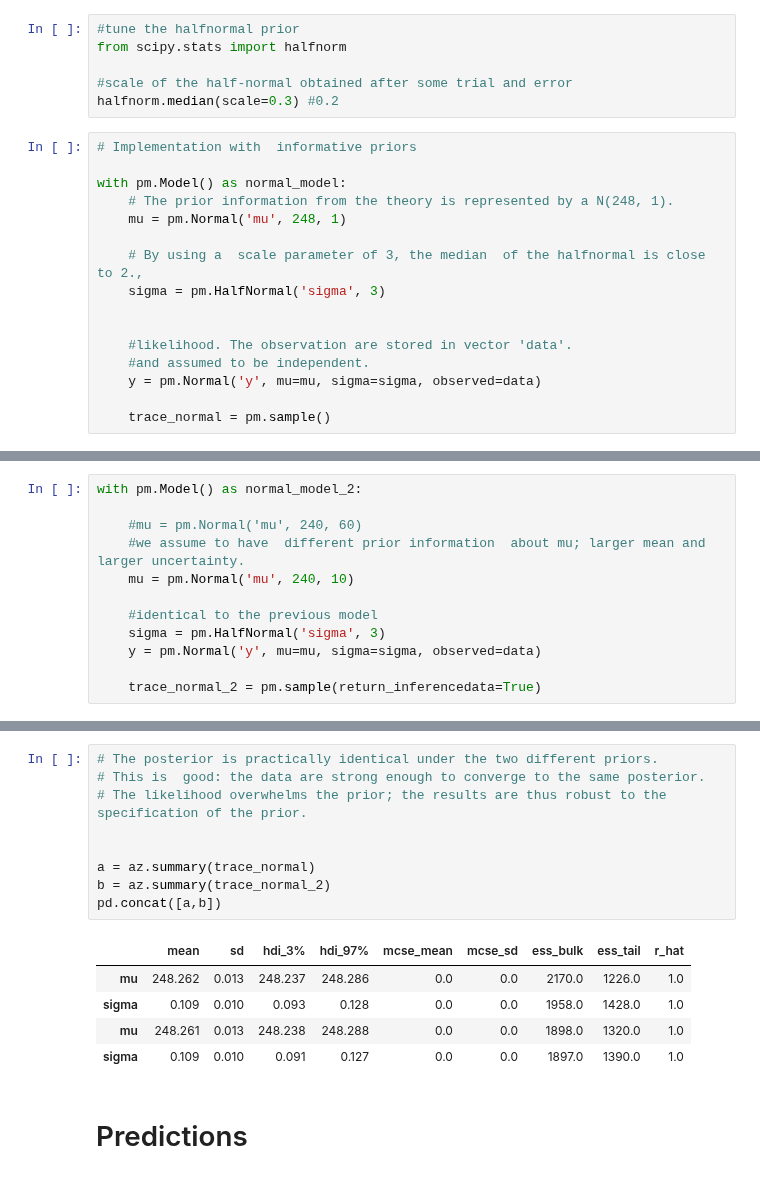
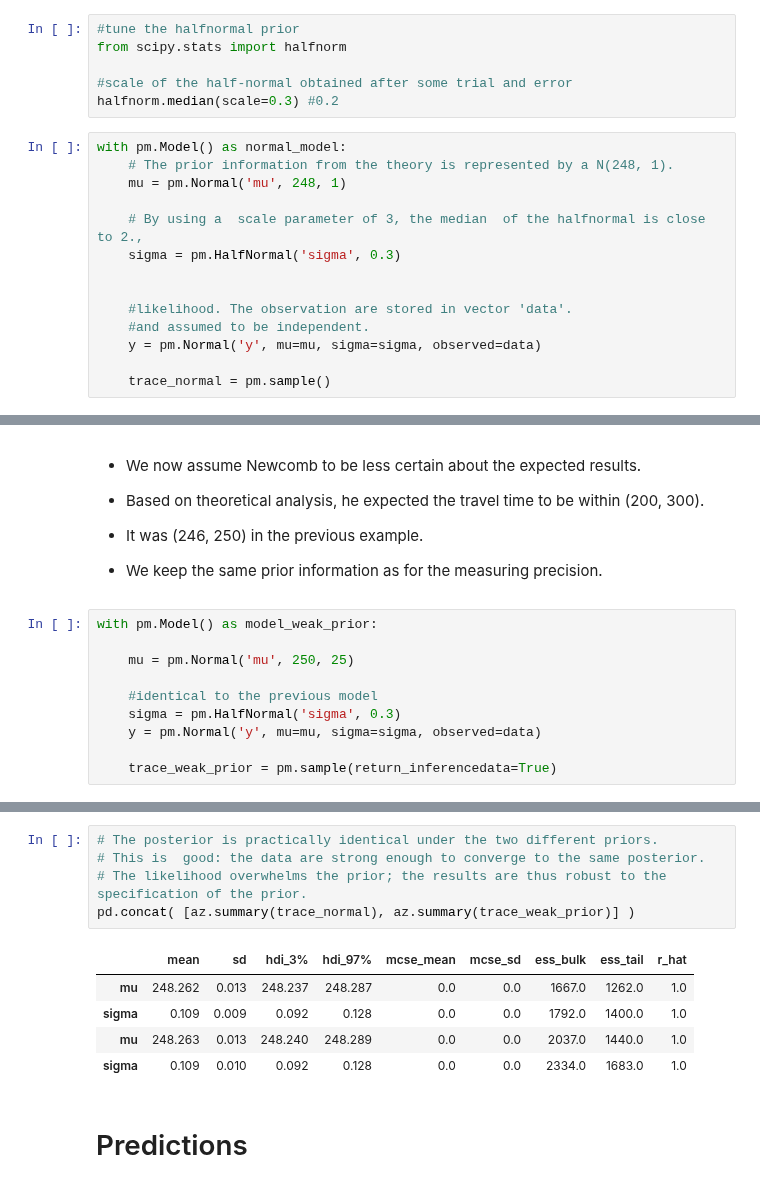
Before and after one commit to gcorani/bda, a Jupyter notebook: nbooks/2_ProbProgramming_normal_normal.ipynb, the cells around one changed output, grey strips where cells are left out. Saved outputs shown, nothing was run; the diff lists cells and outputs as text.

```diff
--- a/nbooks/2_ProbProgramming_normal_normal.ipynb
+++ b/nbooks/2_ProbProgramming_normal_normal.ipynb
@@ -94,14 +94,12 @@ from scipy.stats import halfnorm
 #scale of the half-normal obtained after some trial and error
 halfnorm.median(scale=0.3) #0.2
 # %%
-# Implementation with  informative priors
-
 with pm.Model() as normal_model:
     # The prior information from the theory is represented by a N(248, 1).
     mu = pm.Normal('mu', 248, 1)
 
     # By using a  scale parameter of 3, the median  of the halfnormal is close to 2.,
-    sigma = pm.HalfNormal('sigma', 3)
+    sigma = pm.HalfNormal('sigma', 0.3)
 
 
     #likelihood. The observation are stored in vector 'data'.
@@ -126,15 +129,21 @@ with  normal_model:
+# %% [markdown]
+* We now assume Newcomb to be less certain about the  expected results.
+
+* Based on  theoretical analysis,  he expected the travel time to be within (200,  300).
+
+* It was (246,  250) in the previous example.
+
+* We keep the same prior information as for the measuring precision.
 # %%
-with pm.Model() as normal_model_2:
+with pm.Model() as model_weak_prior:
 
-    #mu = pm.Normal('mu', 240, 60)
-    #we assume to have  different prior information  about mu; larger mean and larger uncertainty.
-    mu = pm.Normal('mu', 240, 10)
+    mu = pm.Normal('mu', 250, 25)
 
     #identical to the previous model
-    sigma = pm.HalfNormal('sigma', 3)
+    sigma = pm.HalfNormal('sigma', 0.3)
     y = pm.Normal('y', mu=mu, sigma=sigma, observed=data)
 
-    trace_normal_2 = pm.sample(return_inferencedata=True)
+    trace_weak_prior = pm.sample(return_inferencedata=True)
 # %% [output]
 [interactive output not drawn]
 [interactive output not drawn]
@@ -143,18 +152,14 @@ with pm.Model() as normal_model_2:
 # %%
 # The posterior is practically identical under the two different priors.
 # This is  good: the data are strong enough to converge to the same posterior.
 # The likelihood overwhelms the prior; the results are thus robust to the specification of the prior.
-
-
-a = az.summary(trace_normal)
-b = az.summary(trace_normal_2)
-pd.concat([a,b])
+pd.concat( [az.summary(trace_normal), az.summary(trace_weak_prior)] )
 # %% [output]
 |  | mean | sd | hdi_3% | hdi_97% | mcse_mean | mcse_sd | ess_bulk | ess_tail | r_hat |
-| mu | 248.262 | 0.013 | 248.237 | 248.286 | 0.0 | 0.0 | 2170.0 | 1226.0 | 1.0 |
-| sigma | 0.109 | 0.010 | 0.093 | 0.128 | 0.0 | 0.0 | 1958.0 | 1428.0 | 1.0 |
-| mu | 248.261 | 0.013 | 248.238 | 248.288 | 0.0 | 0.0 | 1898.0 | 1320.0 | 1.0 |
-| sigma | 0.109 | 0.010 | 0.091 | 0.127 | 0.0 | 0.0 | 1897.0 | 1390.0 | 1.0 |
+| mu | 248.262 | 0.013 | 248.237 | 248.287 | 0.0 | 0.0 | 1667.0 | 1262.0 | 1.0 |
+| sigma | 0.109 | 0.009 | 0.092 | 0.128 | 0.0 | 0.0 | 1792.0 | 1400.0 | 1.0 |
+| mu | 248.263 | 0.013 | 248.240 | 248.289 | 0.0 | 0.0 | 2037.0 | 1440.0 | 1.0 |
+| sigma | 0.109 | 0.010 | 0.092 | 0.128 | 0.0 | 0.0 | 2334.0 | 1683.0 | 1.0 |
 # %% [markdown]
 # Predictions
 # %% [markdown]
```
Also changed, not shown: parts of 6 cells of this notebook.
